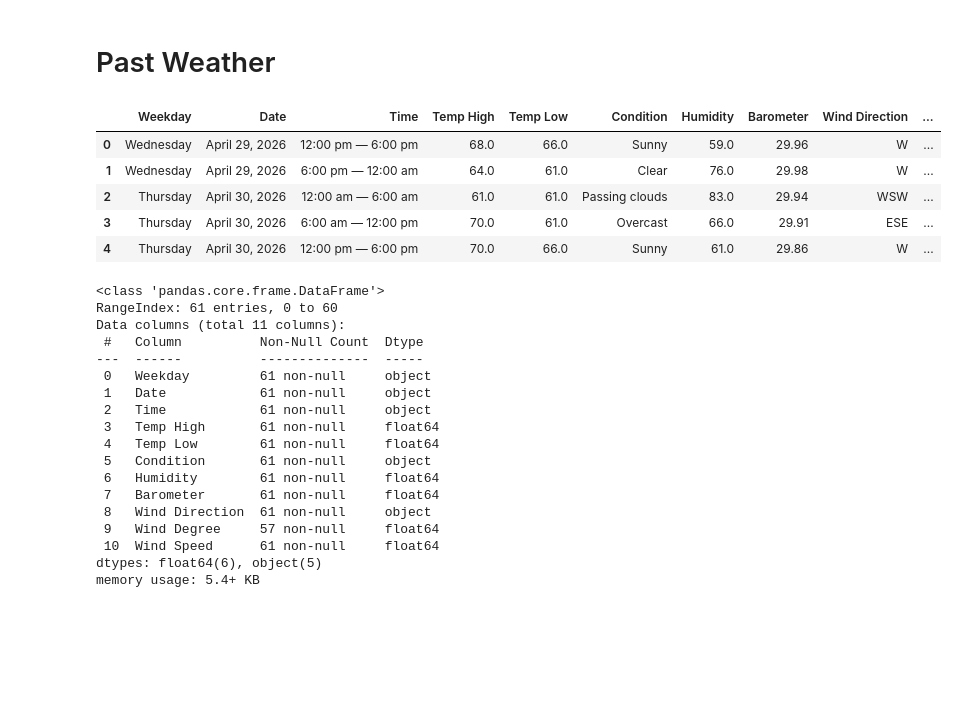
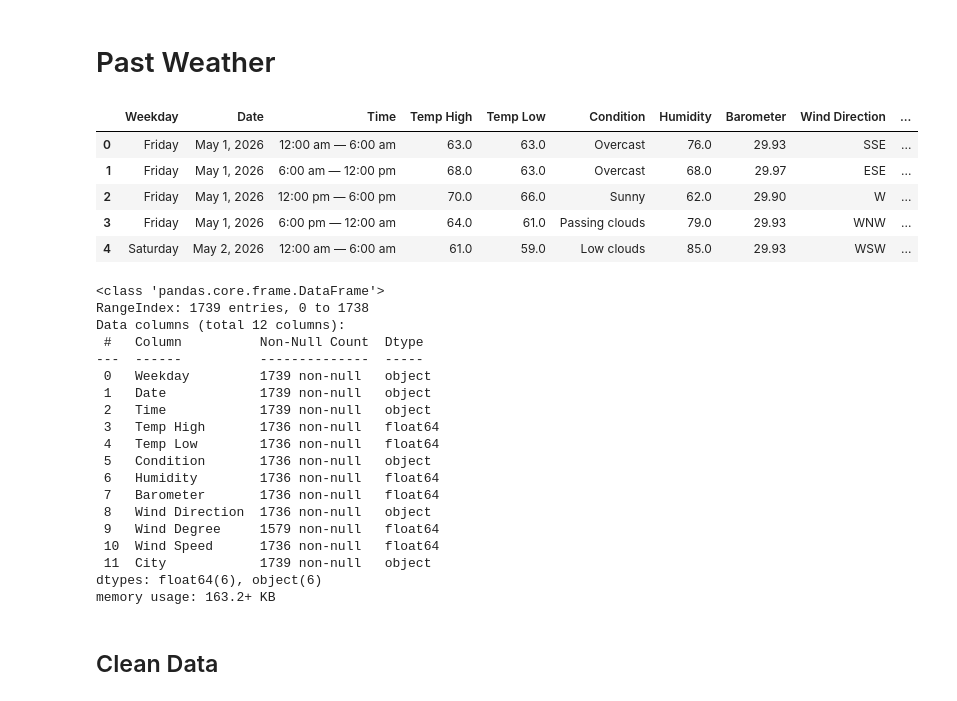
Before and after one commit to ReadingHui/CTD-Web-Scraping-Capstone-Project, a Jupyter notebook: data_cleaning.ipynb, the cells around one changed output. Drawn from its saved outputs; the diff is of its cells as text; code cells hidden in the pictures; blank space fills up the shorter version.

```diff
--- a/data_cleaning.ipynb
+++ b/data_cleaning.ipynb
@@ -114,36 +119,39 @@ forecast_df.head()
 # %% [markdown]
 # Past Weather
 # %%
-past_df = pd.read_csv('csv/Los_Angeles_past_weather_data.csv')
+past_df = pd.read_csv('csv/past_weather_data.csv')
 past_df.head()
 # %% [output]
 |  | Weekday | Date | Time | Temp High | Temp Low | Condition | Humidity | Barometer | Wind Direction | ... |
-| 0 | Wednesday | April 29, 2026 | 12:00 pm — 6:00 pm | 68.0 | 66.0 | Sunny | 59.0 | 29.96 | W | ... |
-| 1 | Wednesday | April 29, 2026 | 6:00 pm — 12:00 am | 64.0 | 61.0 | Clear | 76.0 | 29.98 | W | ... |
-| 2 | Thursday | April 30, 2026 | 12:00 am — 6:00 am | 61.0 | 61.0 | Passing clouds | 83.0 | 29.94 | WSW | ... |
-| 3 | Thursday | April 30, 2026 | 6:00 am — 12:00 pm | 70.0 | 61.0 | Overcast | 66.0 | 29.91 | ESE | ... |
-| 4 | Thursday | April 30, 2026 | 12:00 pm — 6:00 pm | 70.0 | 66.0 | Sunny | 61.0 | 29.86 | W | ... |
+| 0 | Friday | May 1, 2026 | 12:00 am — 6:00 am | 63.0 | 63.0 | Overcast | 76.0 | 29.93 | SSE | ... |
+| 1 | Friday | May 1, 2026 | 6:00 am — 12:00 pm | 68.0 | 63.0 | Overcast | 68.0 | 29.97 | ESE | ... |
+| 2 | Friday | May 1, 2026 | 12:00 pm — 6:00 pm | 70.0 | 66.0 | Sunny | 62.0 | 29.90 | W | ... |
+| 3 | Friday | May 1, 2026 | 6:00 pm — 12:00 am | 64.0 | 61.0 | Passing clouds | 79.0 | 29.93 | WNW | ... |
+| 4 | Saturday | May 2, 2026 | 12:00 am — 6:00 am | 61.0 | 59.0 | Low clouds | 85.0 | 29.93 | WSW | ... |
 # %%
 past_df.info()
 # %% [output]
 <class 'pandas.core.frame.DataFrame'>
-RangeIndex: 61 entries, 0 to 60
-Data columns (total 11 columns):
+RangeIndex: 1739 entries, 0 to 1738
+Data columns (total 12 columns):
  #   Column          Non-Null Count  Dtype
 ---  ------          --------------  -----
- 0   Weekday         61 non-null     object
- 1   Date            61 non-null     object
- 2   Time            61 non-null     object
- 3   Temp High       61 non-null     float64
- 4   Temp Low        61 non-null     float64
- 5   Condition       61 non-null     object
- 6   Humidity        61 non-null     float64
- 7   Barometer       61 non-null     float64
- 8   Wind Direction  61 non-null     object
- 9   Wind Degree     57 non-null     float64
- 10  Wind Speed      61 non-null     float64
-dtypes: float64(6), object(5)
-memory usage: 5.4+ KB
+ 0   Weekday         1739 non-null   object
+ 1   Date            1739 non-null   object
+ 2   Time            1739 non-null   object
+ 3   Temp High       1736 non-null   float64
+ 4   Temp Low        1736 non-null   float64
+ 5   Condition       1736 non-null   object
+ 6   Humidity        1736 non-null   float64
+ 7   Barometer       1736 non-null   float64
+ 8   Wind Direction  1736 non-null   object
+ 9   Wind Degree     1579 non-null   float64
+ 10  Wind Speed      1736 non-null   float64
+ 11  City            1739 non-null   object
+dtypes: float64(6), object(6)
+memory usage: 163.2+ KB
+# %% [markdown]
+## Clean Data
 # %%
 past_df = clean_data(past_df)
 past_df.head()
```
Also changed, not shown: parts of 17 cells of this notebook, 19 other files.
